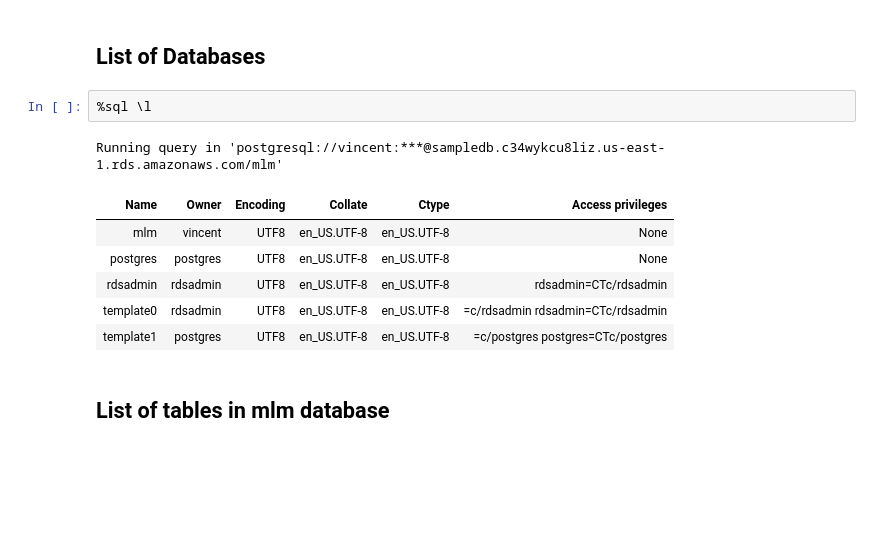
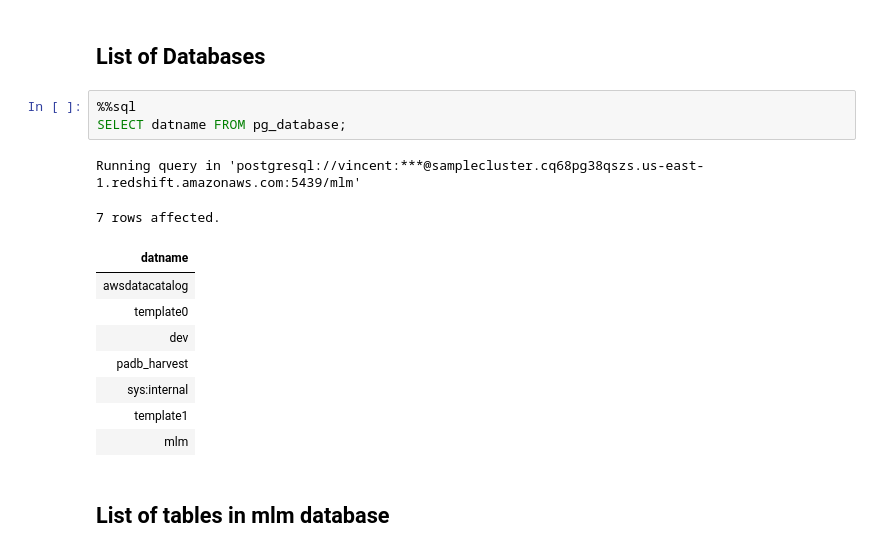
Before and after one commit to vsitucal-personal/deds_oltp_erd_implementation, a Jupyter notebook: exercise4/mlm-exercise4.ipynb, the cells around one changed output. Cells and saved outputs as stored; diff of their text form; blank space fills up the shorter version.

```diff
--- a/exercise4/mlm-exercise4.ipynb
+++ b/exercise4/mlm-exercise4.ipynb
@@ -80,15 +81,19 @@ Running query in 'postgresql://vincent:***@sampledb.c34wykcu8liz.us-east-1.rds.a
 # %% [markdown]
 ## List of Databases
 # %%
-%sql \l
+%%sql
+SELECT datname FROM pg_database;
 # %% [output]
-Running query in 'postgresql://vincent:***@sampledb.c34wykcu8liz.us-east-1.rds.amazonaws.com/mlm'
+Running query in 'postgresql://vincent:***@samplecluster.cq68pg38qszs.us-east-1.redshift.amazonaws.com:5439/mlm'
+7 rows affected.
-| Name | Owner | Encoding | Collate | Ctype | Access privileges |
-| mlm | vincent | UTF8 | en_US.UTF-8 | en_US.UTF-8 | None |
-| postgres | postgres | UTF8 | en_US.UTF-8 | en_US.UTF-8 | None |
-| rdsadmin | rdsadmin | UTF8 | en_US.UTF-8 | en_US.UTF-8 | rdsadmin=CTc/rdsadmin |
-| template0 | rdsadmin | UTF8 | en_US.UTF-8 | en_US.UTF-8 | =c/rdsadmin rdsadmin=CTc/rdsadmin |
-| template1 | postgres | UTF8 | en_US.UTF-8 | en_US.UTF-8 | =c/postgres postgres=CTc/postgres |
+| datname |
+| awsdatacatalog |
+| template0 |
+| dev |
+| padb_harvest |
+| sys:internal |
+| template1 |
+| mlm |
 # %% [markdown]
 ## List of tables in mlm database
 # %%
```
Also changed, not shown: parts of 4 cells of this notebook.
